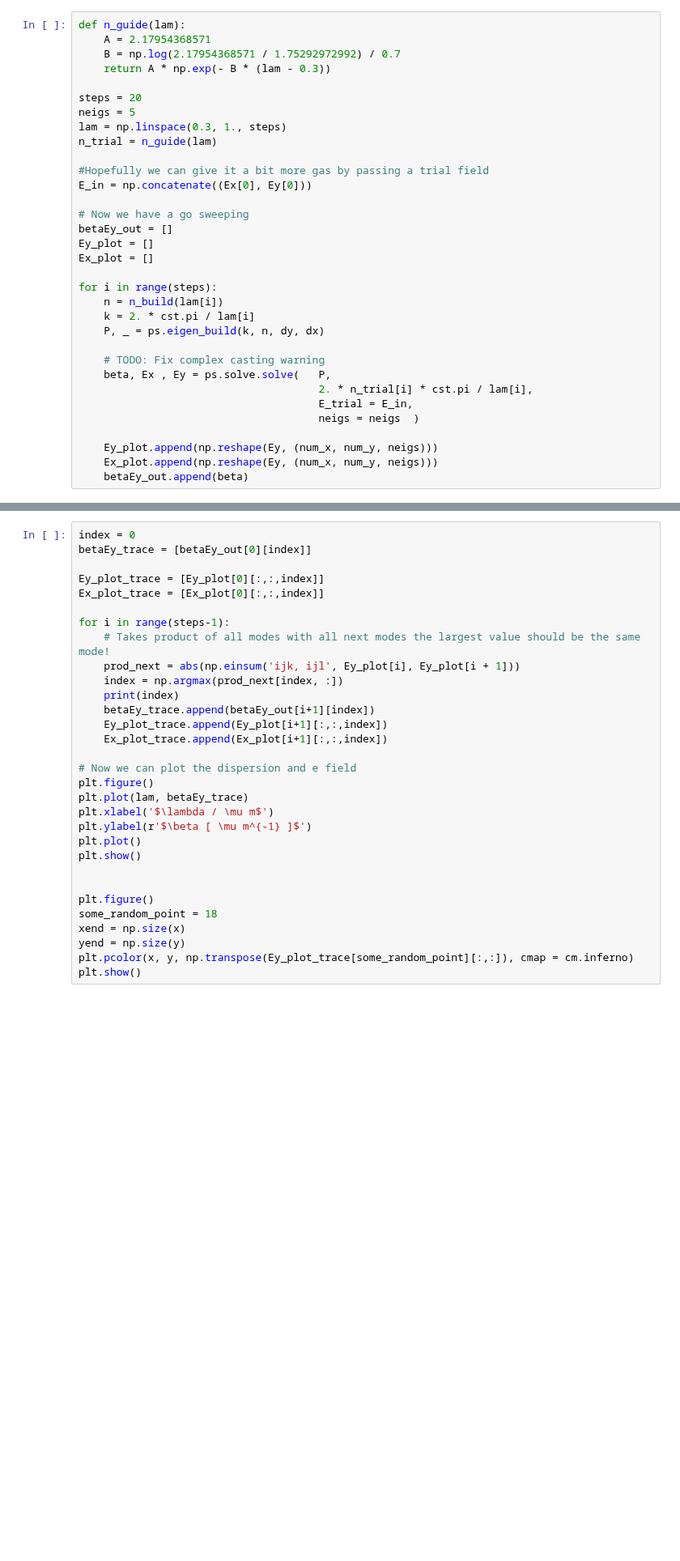
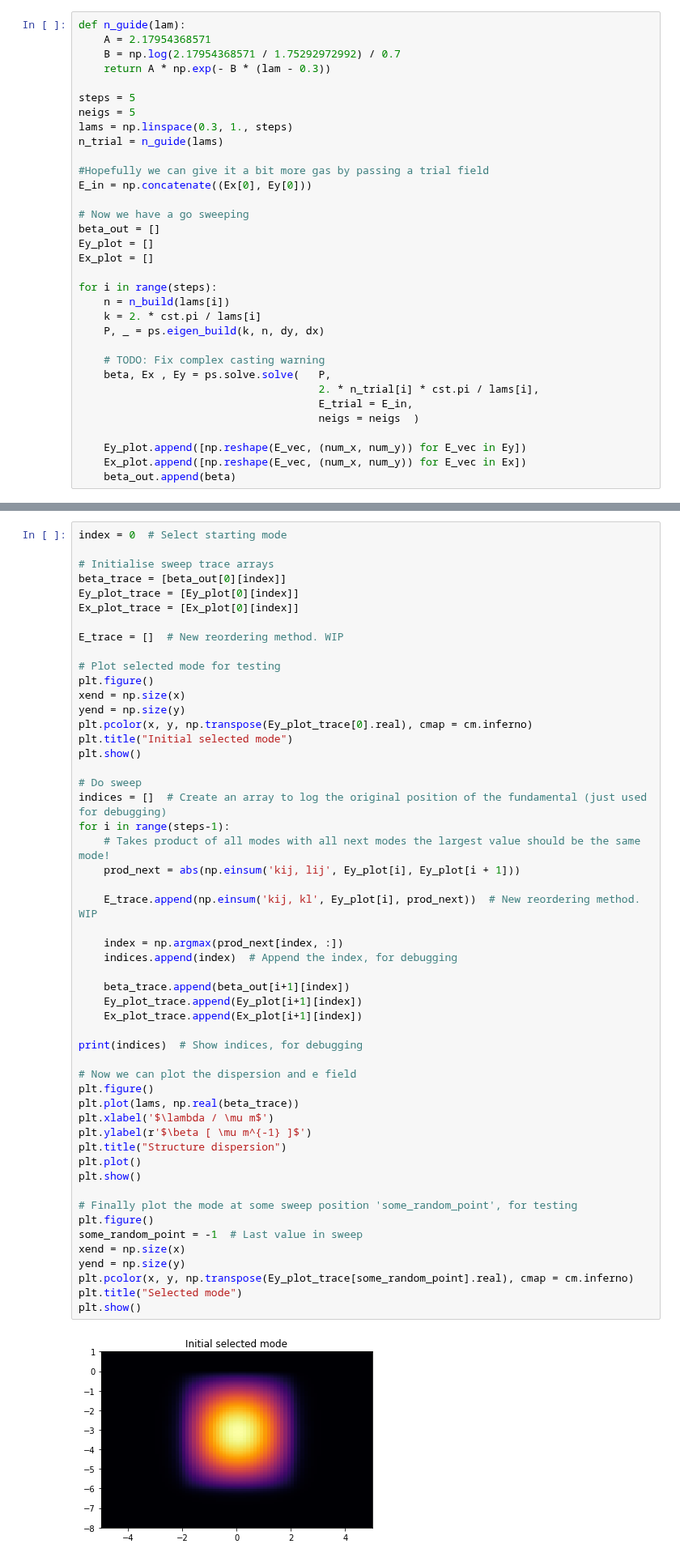
Before and after one commit to philmain28/philsol, a Jupyter notebook: examples/example_KTP_waveguide.ipynb, the cells around one changed output, grey strips where cells are left out. Shown at 81% size. Saved outputs shown, nothing was run; the diff lists cells and outputs as text; blank space fills up the shorter version.

```diff
--- a/examples/example_KTP_waveguide.ipynb
+++ b/examples/example_KTP_waveguide.ipynb
@@ -146,33 +167,33 @@ def n_guide(lam):
     B = np.log(2.17954368571 / 1.75292972992) / 0.7
     return A * np.exp(- B * (lam - 0.3))
 
-steps = 20
+steps = 5
 neigs = 5
-lam = np.linspace(0.3, 1., steps)
-n_trial = n_guide(lam)
+lams = np.linspace(0.3, 1., steps)
+n_trial = n_guide(lams)
 
 #Hopefully we can give it a bit more gas by passing a trial field
 E_in = np.concatenate((Ex[0], Ey[0]))
 
 # Now we have a go sweeping
-betaEy_out = []
+beta_out = []
 Ey_plot = []
 Ex_plot = []
 
 for i in range(steps):
-    n = n_build(lam[i])
-    k = 2. * cst.pi / lam[i]
+    n = n_build(lams[i])
+    k = 2. * cst.pi / lams[i]
     P, _ = ps.eigen_build(k, n, dy, dx)
 
     # TODO: Fix complex casting warning
     beta, Ex , Ey = ps.solve.solve(   P,
-                                      2. * n_trial[i] * cst.pi / lam[i],
+                                      2. * n_trial[i] * cst.pi / lams[i],
                                       E_trial = E_in,
                                       neigs = neigs  )
 
-    Ey_plot.append(np.reshape(Ey, (num_x, num_y, neigs)))
-    Ex_plot.append(np.reshape(Ey, (num_x, num_y, neigs)))
-    betaEy_out.append(beta)
+    Ey_plot.append([np.reshape(E_vec, (num_x, num_y)) for E_vec in Ey])
+    Ex_plot.append([np.reshape(E_vec, (num_x, num_y)) for E_vec in Ex])
+    beta_out.append(beta)
 # %% [output]
 Assembling matrix for 8181 grid points...
 
@@ -200,32 +224,54 @@ Ok so some of the modes will have changed position during the run so we need to
 # %%
-index = 0
-betaEy_trace = [betaEy_out[0][index]]
+index = 0  # Select starting mode
 
-Ey_plot_trace = [Ey_plot[0][:,:,index]]
-Ex_plot_trace = [Ex_plot[0][:,:,index]]
+# Initialise sweep trace arrays
+beta_trace = [beta_out[0][index]]
+Ey_plot_trace = [Ey_plot[0][index]]
+Ex_plot_trace = [Ex_plot[0][index]]
 
+E_trace = []  # New reordering method. WIP
+
+# Plot selected mode for testing
+plt.figure()
+xend = np.size(x)
+yend = np.size(y)
+plt.pcolor(x, y, np.transpose(Ey_plot_trace[0].real), cmap = cm.inferno)
+plt.title("Initial selected mode")
+plt.show()
+
+# Do sweep
+indices = []  # Create an array to log the original position of the fundamental (just used for debugging)
 for i in range(steps-1):
     # Takes product of all modes with all next modes the largest value should be the same mode!
-    prod_next = abs(np.einsum('ijk, ijl', Ey_plot[i], Ey_plot[i + 1]))
+    prod_next = abs(np.einsum('kij, lij', Ey_plot[i], Ey_plot[i + 1]))
+
+    E_trace.append(np.einsum('kij, kl', Ey_plot[i], prod_next))  # New reordering method. WIP
+
     index = np.argmax(prod_next[index, :])
-    print(index)
-    betaEy_trace.append(betaEy_out[i+1][index])
-    Ey_plot_trace.append(Ey_plot[i+1][:,:,index])
-    Ex_plot_trace.append(Ex_plot[i+1][:,:,index])
+    indices.append(index)  # Append the index, for debugging
+
+    beta_trace.append(beta_out[i+1][index])
+    Ey_plot_trace.append(Ey_plot[i+1][index])
+    Ex_plot_trace.append(Ex_plot[i+1][index])
+
+print(indices)  # Show indices, for debugging
 
 # Now we can plot the dispersion and e field
 plt.figure()
-plt.plot(lam, betaEy_trace)
+plt.plot(lams, np.real(beta_trace))
 plt.xlabel('$\lambda / \mu m$')
 plt.ylabel(r'$\beta [ \mu m^{-1} ]$')
+plt.title("Structure dispersion")
 plt.plot()
 plt.show()
 
-
+# Finally plot the mode at some sweep position 'some_random_point', for testing
 plt.figure()
-some_random_point = 18
+some_random_point = -1  # Last value in sweep
 xend = np.size(x)
 yend = np.size(y)
-plt.pcolor(x, y, np.transpose(Ey_plot_trace[some_random_point][:,:]), cmap = cm.inferno)
+plt.pcolor(x, y, np.transpose(Ey_plot_trace[some_random_point].real), cmap = cm.inferno)
+plt.title("Selected mode")
 plt.show()
 # %% [output]
+[figure, new version]
```
Also changed, not shown: parts of 13 cells of this notebook.
